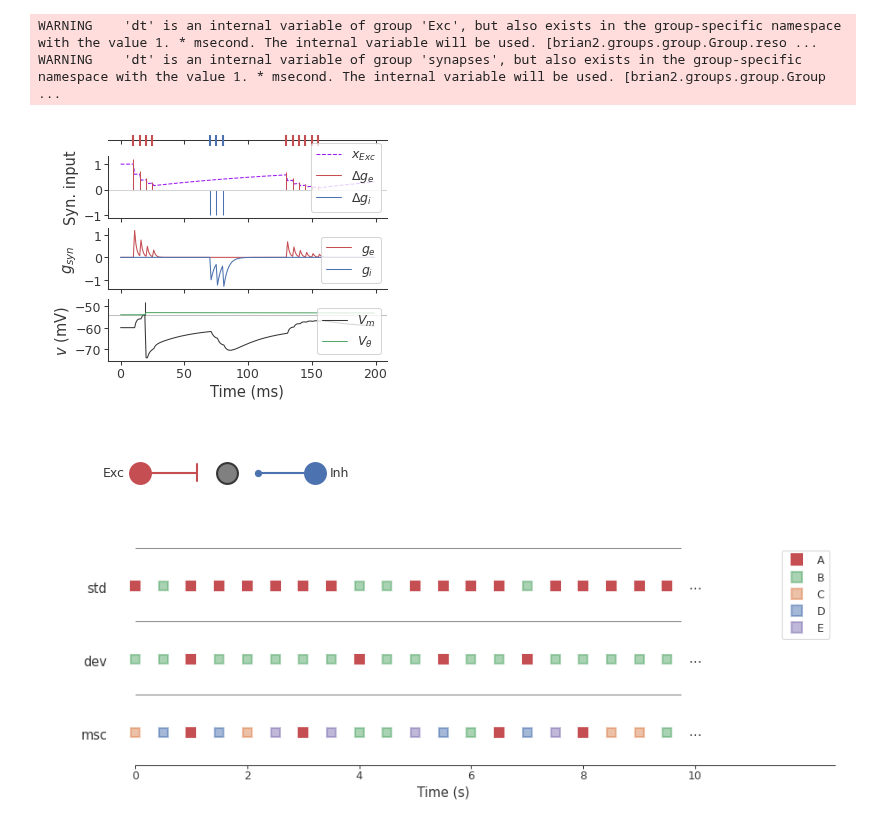
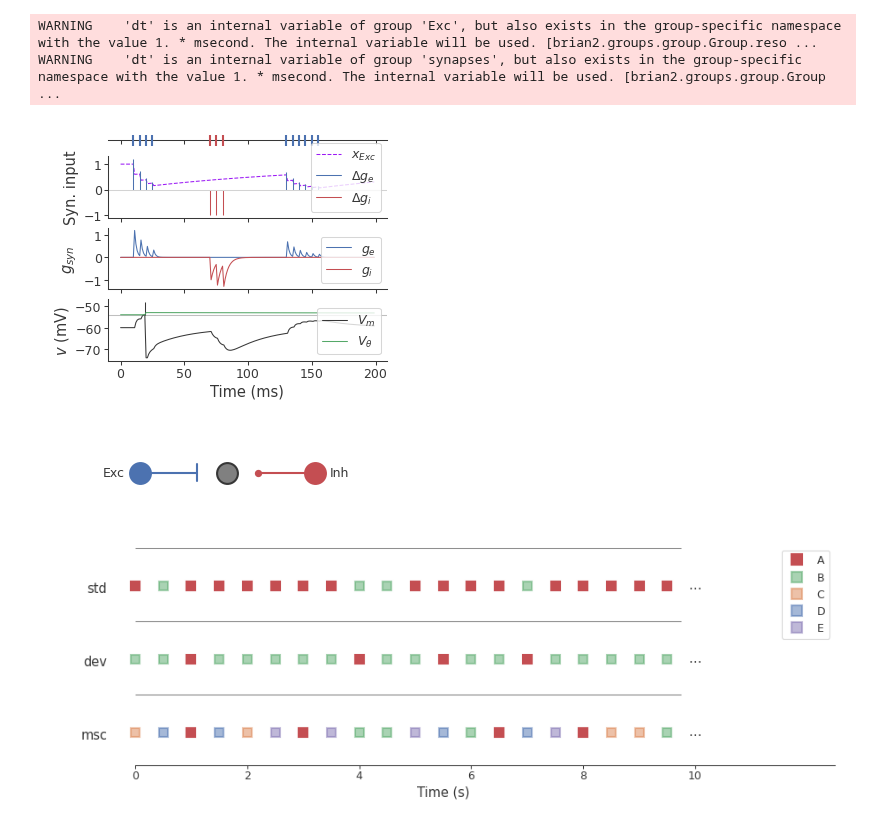
Before and after one commit to kernfel/plasticity-synergy-deviance-detection, a Jupyter notebook: Fig-setup.ipynb, the cells around one changed output. Saved outputs shown, nothing was run; the diff lists cells and outputs as text; code cells hidden in the pictures.

Commit message:
Consistent exc/inh color in Fig1 a-b

```diff
--- a/Fig-setup.ipynb
+++ b/Fig-setup.ipynb
@@ -121,8 +121,8 @@ voltages = digest.get_voltages(dyn_params, dynamics)
 depression, threshold = [voltages[measure] for measure in ('Depression', 'Threshold')]
 # %%
 def panel_dynamics(axs, legend_loc='lower right'):
-    axs[0].vlines(espikes_pre/ms, -1, 1, color='r', lw=1, zorder=1)
-    axs[0].vlines(ispikes_pre/ms, -1, 1, color='b', lw=1, zorder=1)
+    axs[0].vlines(espikes_pre/ms, -1, 1, color=pu.colors['exc'], lw=1, zorder=1)
+    axs[0].vlines(ispikes_pre/ms, -1, 1, color=pu.colors['inh'], lw=1, zorder=1)
     axs[0].spines['bottom'].set_position('center')
     axs[0].spines['bottom'].set_zorder(0)
     sns.despine(ax=axs[0], left=True)
@@ -140,16 +140,16 @@ def panel_dynamics(axs, legend_loc='lower right'):
     axs[3].set_ylabel('$v$ (mV)')
     axs[3].legend(loc=legend_loc)
 
-    axs[2].plot(time/ms, g_exc, label='$g_e$', c='r')
-    axs[2].plot(time/ms, -g_inh, label='$g_i$', c='b')
+    axs[2].plot(time/ms, g_exc, label='$g_e$', c=pu.colors['exc'])
+    axs[2].plot(time/ms, -g_inh, label='$g_i$', c=pu.colors['inh'])
     axs[2].set_ylabel('$g_{syn}$')
     axs[2].legend(loc=legend_loc)
 
     axs[1].plot(time/ms, xr_pre, '--', c=pu.colors['Depression'], label='$x_{Exc}$')
-    axs[1].vlines(espikes_pre/ms, 0, dyn_params['U']*xr_pre[(espikes_pre/defaultclock.dt + 0.5).astype(int)]*s_exc.w[0], color='r')
-    axs[1].plot([], c='r', label='$\\Delta g_e$')
-    axs[1].vlines(ispikes_pre/ms, -1, 0, color='b')
-    axs[1].plot([], c='b', label='$\\Delta g_i$')
+    axs[1].vlines(espikes_pre/ms, 0, dyn_params['U']*xr_pre[(espikes_pre/defaultclock.dt + 0.5).astype(int)]*s_exc.w[0], color=pu.colors['exc'])
+    axs[1].plot([], c=pu.colors['exc'], label='$\\Delta g_e$')
+    axs[1].vlines(ispikes_pre/ms, -1, 0, color=pu.colors['inh'])
+    axs[1].plot([], c=pu.colors['inh'], label='$\\Delta g_i$')
     axs[1].axhline(0, color='lightgrey', lw=plt.rcParams['axes.linewidth'])
     axs[1].set_ylabel('Syn. input')
     axs[1].legend(loc=legend_loc)
@@ -166,36 +166,36 @@ ax = fig.add_subplot(gs[0])
 axs = [ax] + [fig.add_subplot(gs[i], sharex=ax) for i in range(1,4)]
 panel_dynamics(axs)
 # %% [output]
-[figure, old version]
+[figure, new version]
 # %%
 def illustration(ax, x, dist=.35, ms=10):
     # Somata
-    ax.plot(-1, 0, 'ro', ms=ms)
-    ax.plot(1, 0, 'bo', ms=ms)
+    ax.plot(-1, 0, color=pu.colors['exc'], marker='o', ms=ms)
+    ax.plot(1, 0, color=pu.colors['inh'], marker='o', ms=ms)
     ax.plot(0, 0, 'o', ms=ms, markerfacecolor='grey', markeredgecolor=styling.offblack)
 
     # Labels
     ax.text(-1 - dist/2, 0, 'Exc', va='center', ha='right', fontsize=plt.rcParams['legend.fontsize'])
     ax.text(1 + dist/2, 0, 'Inh', va='center', ha='left', fontsize=plt.rcParams['legend.fontsize'])
 
     # Axons
-    ax.plot([-1, -dist], [0, 0], 'r-', lw=1)
-    ax.plot([1, dist], [0, 0], 'b-', lw=1)
+    ax.plot([-1, -dist], [0, 0], color=pu.colors['exc'], ls='-', lw=1)
+    ax.plot([1, dist], [0, 0], color=pu.colors['inh'], ls='-', lw=1)
 
     # Synapses
-    ax.plot([-dist, -dist], [-.3, .3], 'r-', lw=1)
-    ax.plot(dist, 0, 'bo', ms=ms/4)
+    ax.plot([-dist, -dist], [-.3, .3], color=pu.colors['exc'], ls='-', lw=1)
+    ax.plot(dist, 0, color=pu.colors['inh'], marker='o', ms=ms/4)
 
     ax.set_xticks([])
     ax.set_yticks([])
     sns.despine(ax=ax, left=True, bottom=True)
     ax.set_xlim(-x, x)
     ax.set_ylim(-1, 1)
 
 fig, ax = plt.subplots(figsize=(3,.5), dpi=150)
 illustration(ax, 2)
 # %% [output]
-[figure, old version]
+[figure, new version]
 # %%
 seq_params = dict(
     sequence_length = 5,
```
Also changed, not shown: parts of 2 cells of this notebook.
